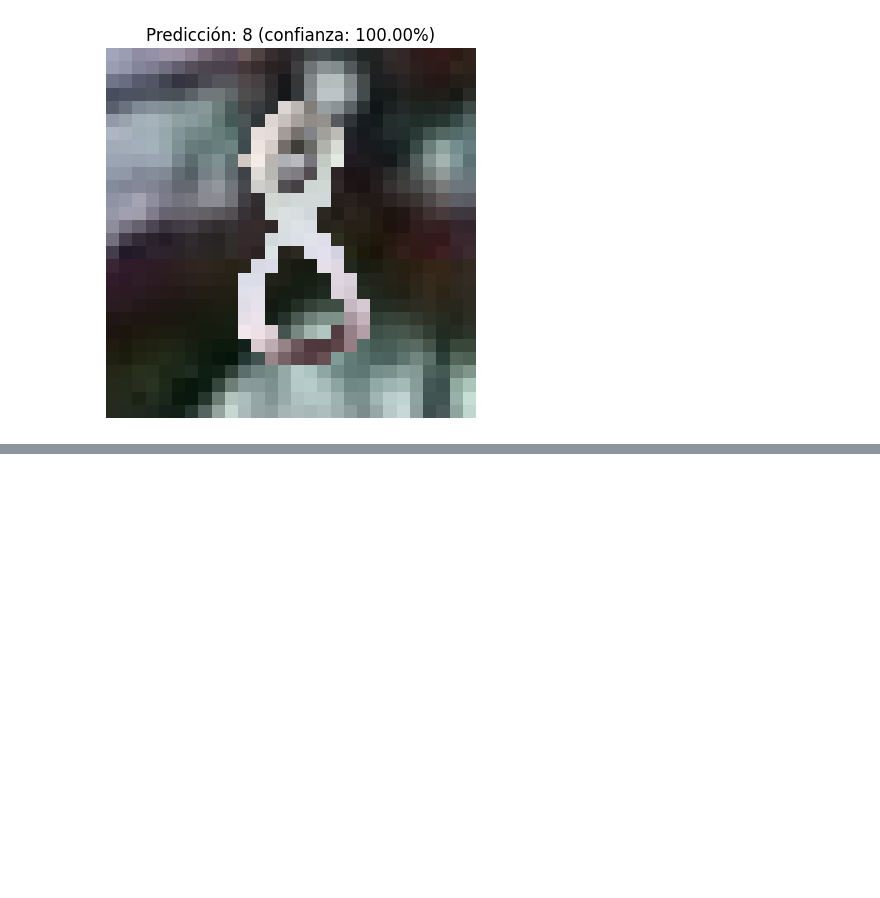
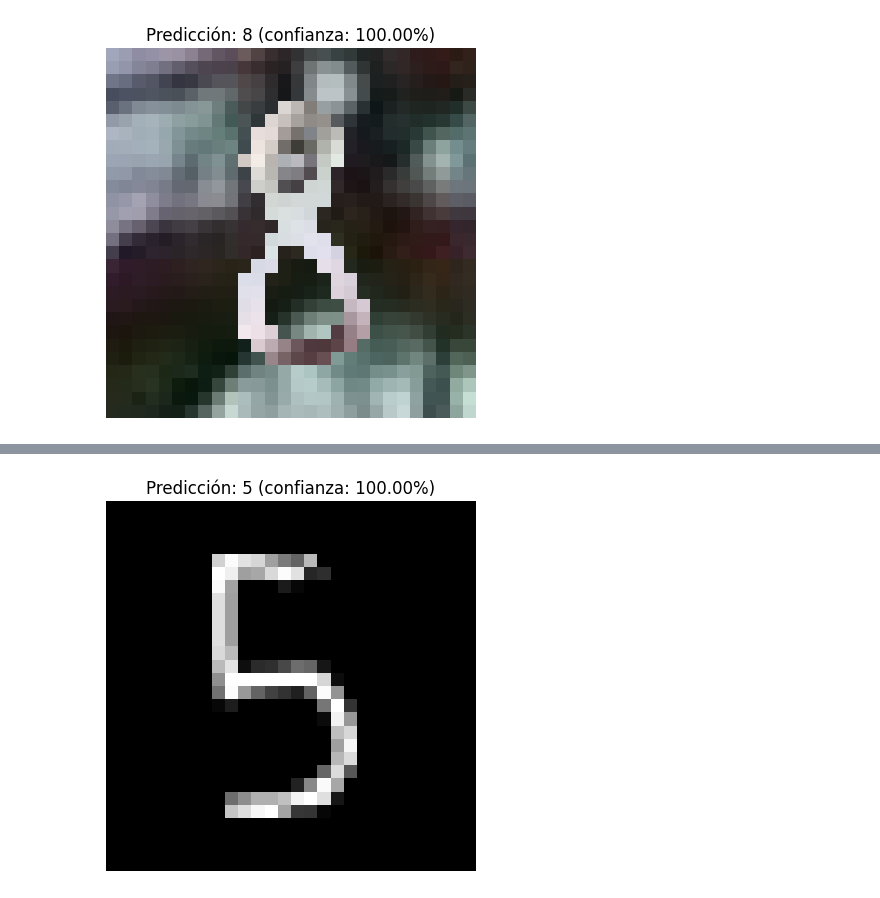
Before and after one commit to JPS4321/lab3_datascience, a Jupyter notebook: Lab3.ipynb, the cells around one changed output, grey strips where cells are left out. Cells and saved outputs as stored; diff of their text form; code cells hidden in the pictures; blank space fills up the shorter version.

```diff
--- a/Lab3.ipynb
+++ b/Lab3.ipynb
@@ -493,0 +728,68 @@ predecir_imagen_ruta(ruta, modelo)
+# %%
+def predecir_imagen_ruta(ruta_imagen, modelo):
+
+    img = cv2.imread(ruta_imagen, cv2.IMREAD_GRAYSCALE)
+
+
+    img_inv = cv2.bitwise_not(img)
+
+
+    _, img_bin = cv2.threshold(img_inv, 0, 255, cv2.THRESH_BINARY + cv2.THRESH_OTSU)
+
+
+    contours, _ = cv2.findContours(img_bin, cv2.RETR_EXTERNAL, cv2.CHAIN_APPROX_SIMPLE)
+
+
+    if len(contours) == 0:
+        print("No se detectó ningún número.")
+        return
+
+
+    c = max(contours, key=cv2.contourArea)
+    x, y, w, h = cv2.boundingRect(c)
+
+
+    digit = img_bin[y:y+h, x:x+w]
+
+
+    aspect_ratio = w / h
+    if aspect_ratio > 1:
+        new_w = 20
+        new_h = int(20 / aspect_ratio)
+    else:
+        new_h = 20
+        new_w = int(20 * aspect_ratio)
+    digit_resized = cv2.resize(digit, (new_w, new_h), interpolation=cv2.INTER_AREA)
+
+
+    canvas = np.zeros((28, 28), dtype='uint8')
+
+
+    x_offset = (28 - new_w) // 2
+    y_offset = (28 - new_h) // 2
+    canvas[y_offset:y_offset+new_h, x_offset:x_offset+new_w] = digit_resized
+
+
+    img_final = canvas.astype('float32') / 255.0
+
+
+    img_final = np.expand_dims(img_final, axis=(0, -1))
+
+
+    pred = modelo.predict(img_final)
+    clase = np.argmax(pred)
+    confianza = np.max(pred) * 100
+
+
+    plt.imshow(canvas, cmap='gray')
+    plt.title(f"Predicción: {clase} (confianza: {confianza:.2f}%)")
+    plt.axis('off')
+    plt.show()
+
+
+
+
+modelo = load_model("modelos/CNN_transformacion.keras")
+ruta = "tests/test.jpeg"
+predecir_imagen_ruta(ruta, modelo)
+# %% [output]
@@ -493,0 +797 @@ predecir_imagen_ruta(ruta, modelo)
+[figure, added]
```
Also changed, not shown: parts of 12 cells of this notebook, 1 other file.
